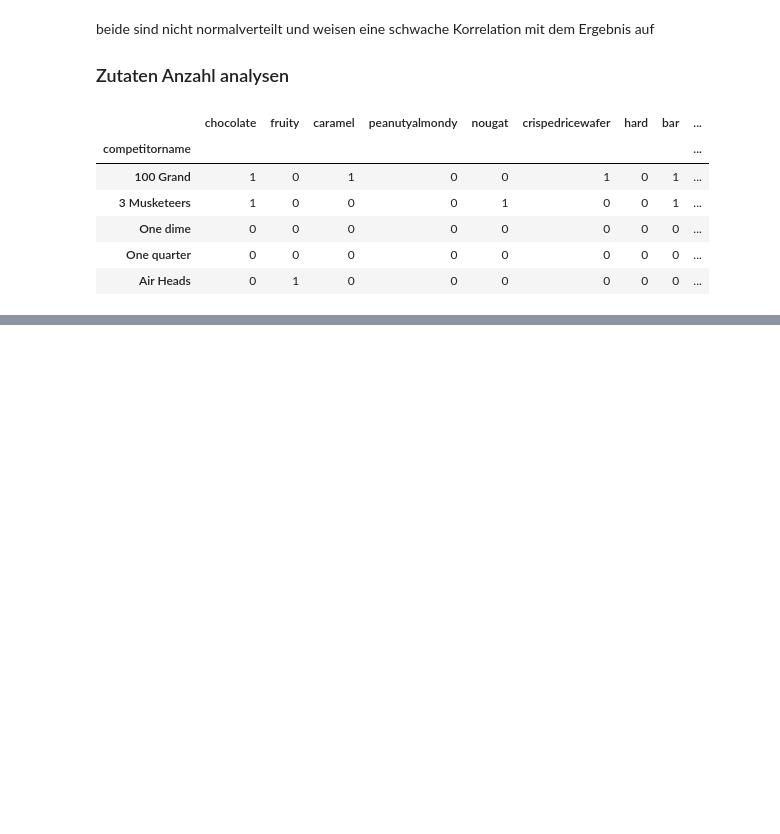
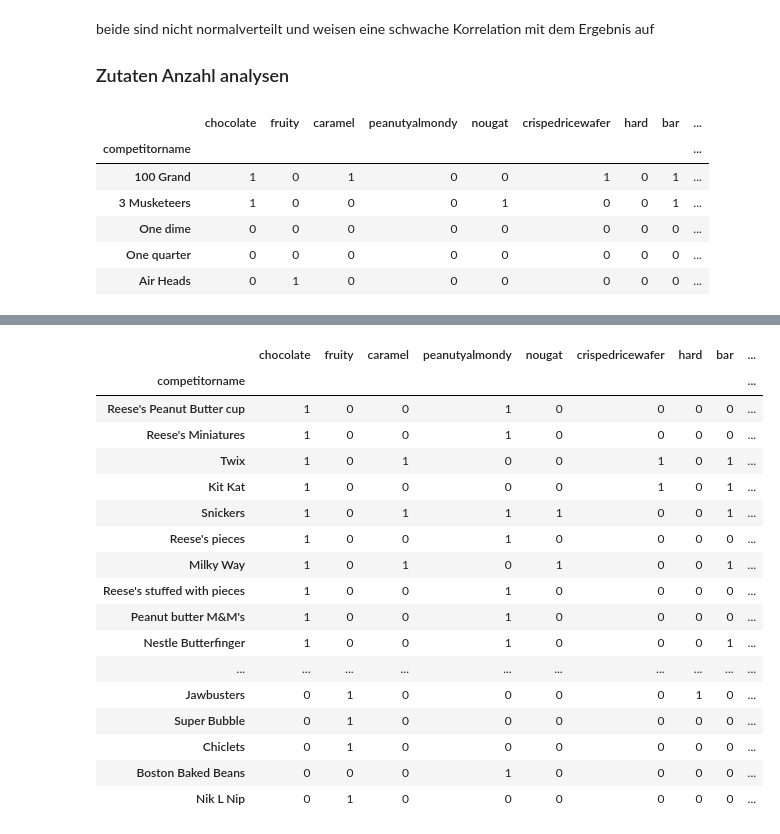
Before and after one commit to amanda8412383/candy_ranking, a Jupyter notebook: etl.ipynb, the cells around one changed output, grey strips where cells are left out. Saved outputs shown, nothing was run; the diff lists cells and outputs as text; code cells hidden in the pictures; blank space fills up the shorter version.

```diff
--- a/etl.ipynb
+++ b/etl.ipynb
@@ -92,0 +155,22 @@ Es sieht so aus, als hätte Beliebt Süßwaren ungefähr zwei Zutaten, enthält
+# %%
+pd.set_option('display.max_rows', 500)
+df_anzahl.sort_values('winpercent', ascending=False)
+# %% [output]
+|  | chocolate | fruity | caramel | peanutyalmondy | nougat | crispedricewafer | hard | bar | ... |
+| competitorname |  |  |  |  |  |  |  |  | ... |
+| Reese's Peanut Butter cup | 1 | 0 | 0 | 1 | 0 | 0 | 0 | 0 | ... |
+| Reese's Miniatures | 1 | 0 | 0 | 1 | 0 | 0 | 0 | 0 | ... |
+| Twix | 1 | 0 | 1 | 0 | 0 | 1 | 0 | 1 | ... |
+| Kit Kat | 1 | 0 | 0 | 0 | 0 | 1 | 0 | 1 | ... |
+| Snickers | 1 | 0 | 1 | 1 | 1 | 0 | 0 | 1 | ... |
+| Reese's pieces | 1 | 0 | 0 | 1 | 0 | 0 | 0 | 0 | ... |
+| Milky Way | 1 | 0 | 1 | 0 | 1 | 0 | 0 | 1 | ... |
+| Reese's stuffed with pieces | 1 | 0 | 0 | 1 | 0 | 0 | 0 | 0 | ... |
+| Peanut butter M&M's | 1 | 0 | 0 | 1 | 0 | 0 | 0 | 0 | ... |
+| Nestle Butterfinger | 1 | 0 | 0 | 1 | 0 | 0 | 0 | 1 | ... |
+| ... | ... | ... | ... | ... | ... | ... | ... | ... | ... |
+| Jawbusters | 0 | 1 | 0 | 0 | 0 | 0 | 1 | 0 | ... |
+| Super Bubble | 0 | 1 | 0 | 0 | 0 | 0 | 0 | 0 | ... |
+| Chiclets | 0 | 1 | 0 | 0 | 0 | 0 | 0 | 0 | ... |
+| Boston Baked Beans | 0 | 0 | 0 | 1 | 0 | 0 | 0 | 0 | ... |
+| Nik L Nip | 0 | 1 | 0 | 0 | 0 | 0 | 0 | 0 | ... |
```
Also changed, not shown: parts of 13 cells of this notebook.
